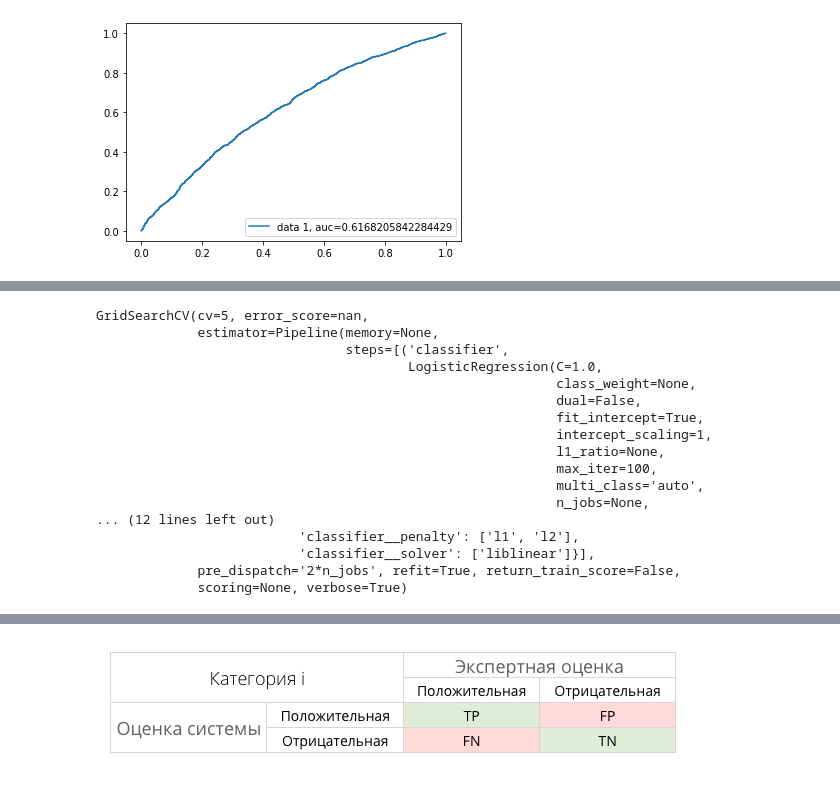
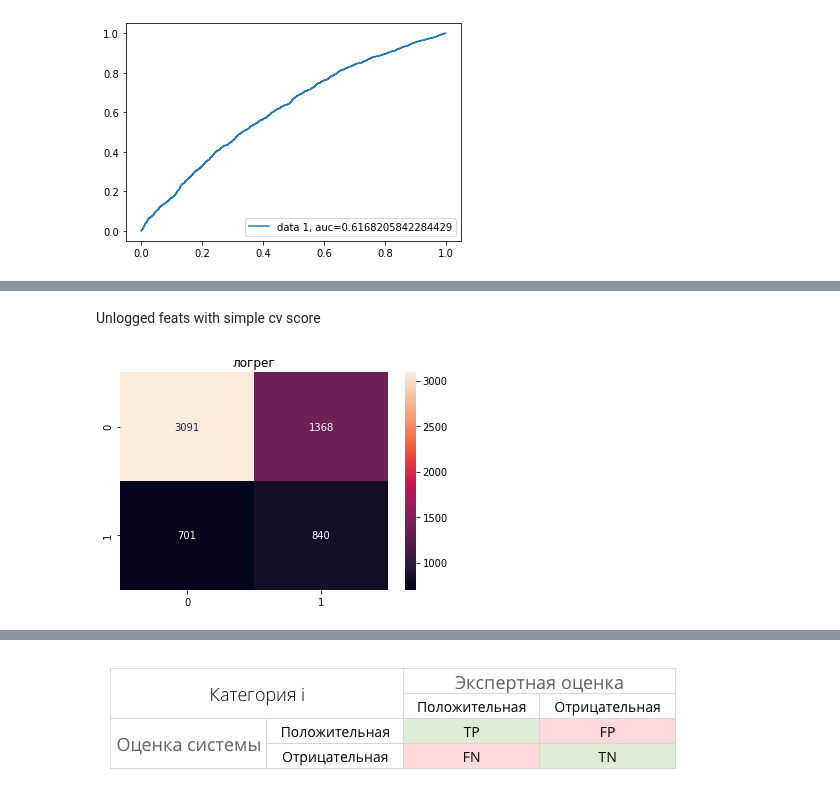
Before and after one commit to maximenkooo/ChurnPrediction, a Jupyter notebook: ChurnPrediction.ipynb, the cells around one changed output, grey strips where cells are left out. Drawn from its saved outputs; the diff is of its cells as text; code cells hidden in the pictures.

```diff
--- a/ChurnPrediction.ipynb
+++ b/ChurnPrediction.ipynb
@@ -105,2 +102,2 @@ last_record_by_email = {k:max(v) for k, v in group_email_last.items()}
 # %%
-train_new = train_prepared.loc[list(last_record_by_email.values())]
+train_new = train_prepared.loc[list(last_record_by_email.values())].head()
@@ -282,11 +281,13 @@ def make_pred(X,y,model,proba=False):
         return y_test, y_pred, y_prob
     return y_test, y_pred
 # %%
-def plot_conf_matrix(X,y,model,title):
+def plot_conf_matrix(X,y,model,title, print_score=False):
     y_test, y_pred = make_pred(X,y,model)
     plt.figure()
     grad_ens_conf_matrix = confusion_matrix(y_test, y_pred)
     sns.heatmap(grad_ens_conf_matrix, annot=True,  fmt='')
+    if print_score:
+        print('LogReg',':\n {}\n'.format(classification_report(y_test, y_pred)))
     plt.title(title)
 # %%
 for name, model in tqdm_notebook(models):
@@ -367,21 +350,17 @@ pipe = Pipeline([('classifier' , LogisticRegression())])
 # pipe = Pipeline([('classifier', RandomForestClassifier())])
 
 # Create param grid.
-X_train, X_test, y_train, y_test = train_test_split(X,y,test_size=0.3,random_state=17)
+X_train, X_test, y_train, y_test = train_test_split(log_X,y,test_size=0.3,random_state=17)
 param_grid = [
     {'classifier' : [LogisticRegression(class_weight='balanced')],
      'classifier__penalty' : ['l1', 'l2'],
     'classifier__C' : np.logspace(-4, 4, 20),
     'classifier__solver' : ['liblinear']}
-#     ,
-#     {'classifier' : [RandomForestClassifier()],
-#     'classifier__n_estimators' : list(range(10,101,10)),
-#     'classifier__max_features' : list(range(6,32,5))}
 ]
 
 # Create grid search object
 
-clf = GridSearchCV(pipe, param_grid = param_grid, cv = 5, verbose=True, n_jobs=-1)
+clf = GridSearchCV(pipe, param_grid = param_grid, cv = 5, verbose=True, n_jobs=-1, scoring='recall')
 
 # Fit on data
 
@@ -395,20 +372,0 @@ Fitting 5 folds for each of 40 candidates, totalling 200 fits
-# %%
-best_clf
-# %% [output]
-GridSearchCV(cv=5, error_score=nan,
-             estimator=Pipeline(memory=None,
-                                steps=[('classifier',
-                                        LogisticRegression(C=1.0,
-                                                           class_weight=None,
-                                                           dual=False,
-                                                           fit_intercept=True,
-                                                           intercept_scaling=1,
-                                                           l1_ratio=None,
-                                                           max_iter=100,
-                                                           multi_class='auto',
-                                                           n_jobs=None,
-... (12 lines left out)
-                          'classifier__penalty': ['l1', 'l2'],
-                          'classifier__solver': ['liblinear']}],
-             pre_dispatch='2*n_jobs', refit=True, return_train_score=False,
-             scoring=None, verbose=True)
@@ -414,0 +380,6 @@ GridSearchCV(cv=5, error_score=nan,
+# %% [markdown]
+Unlogged feats with simple cv score
+# %%
+plot_conf_matrix(log_X,y,best_clf.best_params_['classifier'],'логрег')
+# %% [output]
+[figure, added]
```
Also changed, not shown: parts of 48 cells of this notebook.
